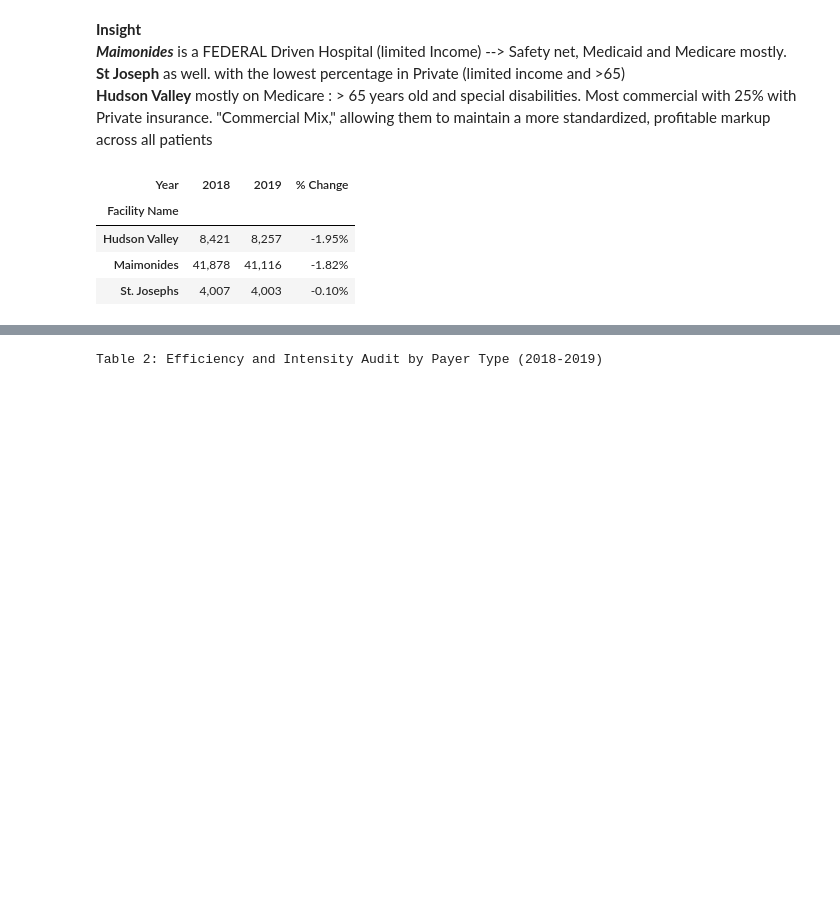
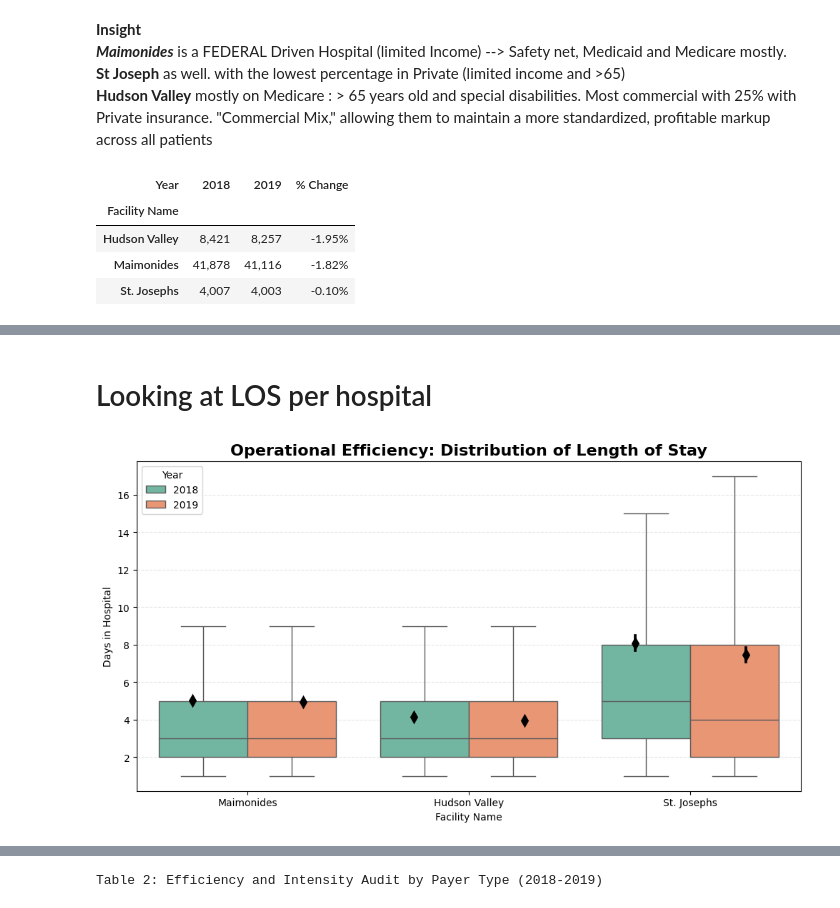
Before and after one commit to kpsalida/HospitalDischarges_Visualization, a Jupyter notebook: viz_eda.ipynb, the cells around one changed output, grey strips where cells are left out. Drawn from its saved outputs; the diff is of its cells as text; code cells hidden in the pictures; blank space fills up the shorter version.

```diff
--- a/viz_eda.ipynb
+++ b/viz_eda.ipynb
@@ -764,7 +764,7 @@ plt.show()
 df["Charge per Day"] = df["Total Charges"] / df["Length of Stay"]
 df["Cost per Day"] = df["Total Costs"] / df["Length of Stay"]
 #Cost per Charge Ratio. This can be the slope of the line.
-df['CCR'] = df['Total Costs'] / df['Total Charges']
+df['CCR'] = df['Total Charges'] / df['Total Costs']
 # %%
 #Markup
 df['Markup Amount'] = df['Total Charges'] - df['Total Costs']
@@ -1212,3 +1215,46 @@ styled_efficiency
 | Hudson Valley | 4.14 Days | 3.95 Days | 19624.444150 | 20093.703011 | $5,468 | $6,153 | -4.65% | ... |
 | Maimonides | 5.04 Days | 4.95 Days | 14434.367437 | 15897.839593 | $3,209 | $3,725 | -1.88% | ... |
 | St. Josephs | 8.08 Days | 7.46 Days | 14728.108697 | 17184.650222 | $2,257 | $2,968 | -7.70% | ... |
+# %% [markdown]
+# Looking at LOS per hospital
+# %%
+plt.figure(figsize=(12, 6))
+
+# 1. Main Boxplot
+ax = sns.boxplot(
+    data=df,
+    x='Facility Name',
+    y='Length of Stay',
+    hue='Year',
+    palette='Set2',
+    showfliers=False
+)
+
+# 2. Add Mean Markers (Modern Syntax)
+# We use palette='dark:black' to make the mean markers black across all years
+# We use linestyle='none' instead of join=False
+sns.pointplot(
+    data=df,
+    x='Facility Name',
+    y='Length of Stay',
+    hue='Year',
+    dodge=0.5,
+    markers='d',
+    linestyle='none',
+    palette=['black', 'black'],
+    ax=ax
+)
+
+# 3. Formatting
+plt.title("Operational Efficiency: Distribution of Length of Stay", fontsize=16, fontweight='bold')
+plt.ylabel("Days in Hospital")
+plt.xlabel("Facility Name")
+plt.grid(axis='y', linestyle='--', alpha=0.3)
+
+# Remove duplicate legend entries if necessary
+handles, labels = ax.get_legend_handles_labels()
+plt.legend(handles[0:2], labels[0:2], title='Year')
+
+plt.show()
+# %% [output]
+[figure, added]
```
Also changed, not shown: parts of 6 cells of this notebook.
